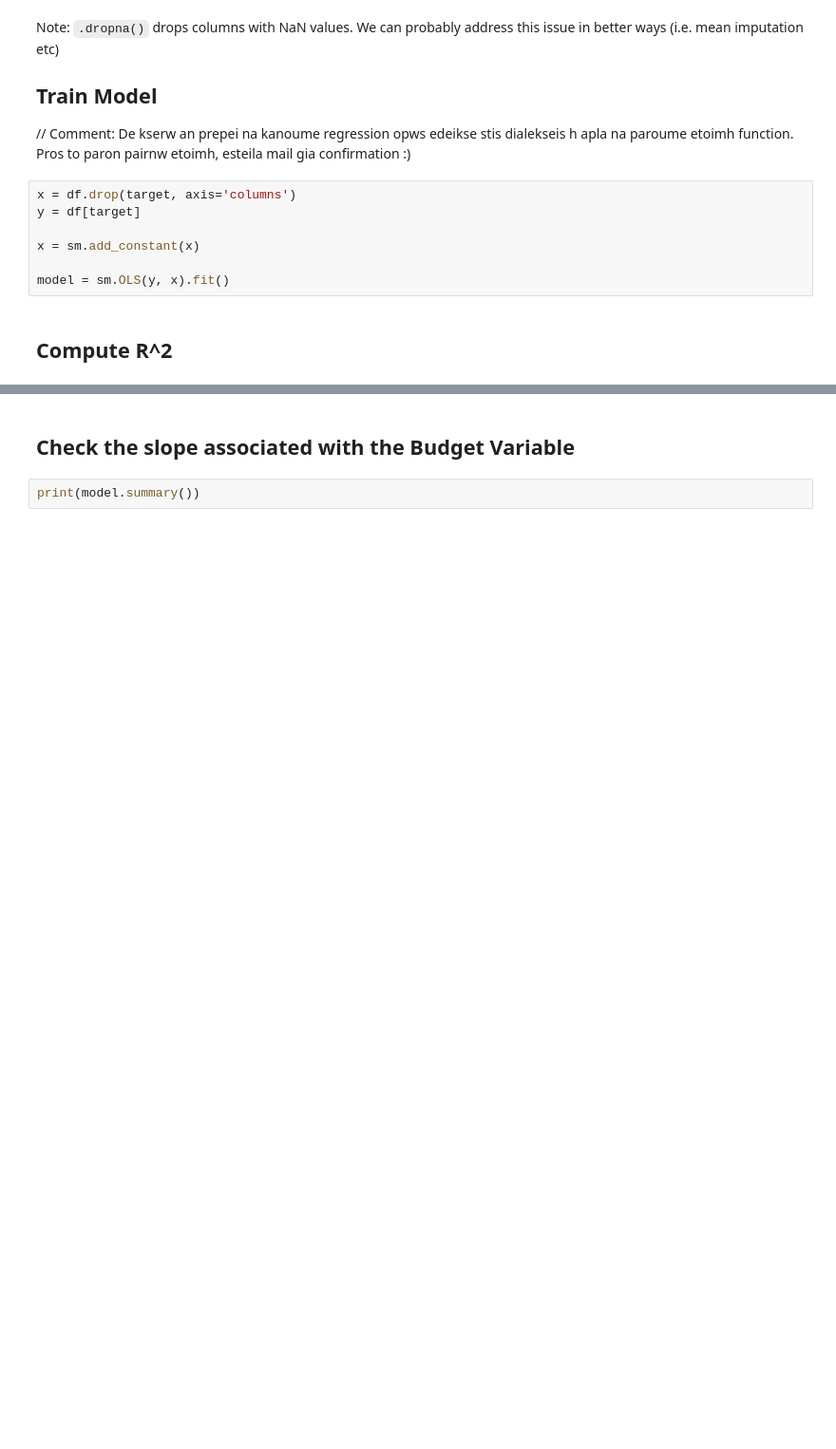
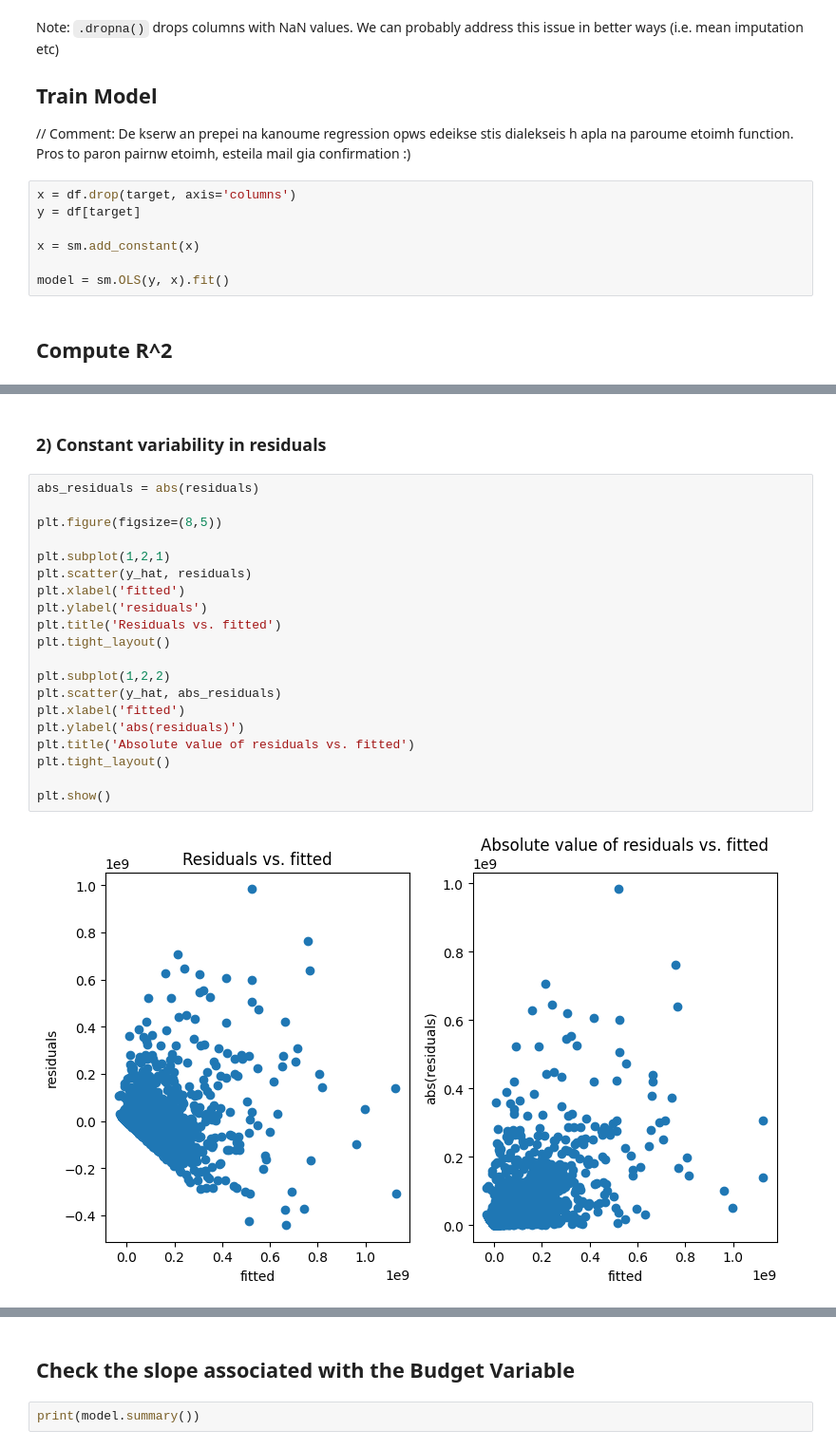
Before and after one commit to WatchmeDoc/MEM264-Applied-Statistics, a Jupyter notebook: analysis/multiple_regression.ipynb, the cells around one changed output, grey strips where cells are left out. Shown at 95% size. Saved outputs shown, nothing was run; the diff lists cells and outputs as text; blank space fills up the shorter version.

```diff
--- a/analysis/multiple_regression.ipynb
+++ b/analysis/multiple_regression.ipynb
@@ -130,0 +148,24 @@ R^2_adj: 0.6184134010981928
+# %% [markdown]
+### 2) Constant variability in residuals
+# %%
+abs_residuals = abs(residuals)
+
+plt.figure(figsize=(8,5))
+
+plt.subplot(1,2,1)
+plt.scatter(y_hat, residuals)
+plt.xlabel('fitted')
+plt.ylabel('residuals')
+plt.title('Residuals vs. fitted')
+plt.tight_layout()
+
+plt.subplot(1,2,2)
+plt.scatter(y_hat, abs_residuals)
+plt.xlabel('fitted')
+plt.ylabel('abs(residuals)')
+plt.title('Absolute value of residuals vs. fitted')
+plt.tight_layout()
+
+plt.show()
+# %% [output]
+[figure, added]
```
Also changed, not shown: parts of 11 cells of this notebook, 1 other file.
